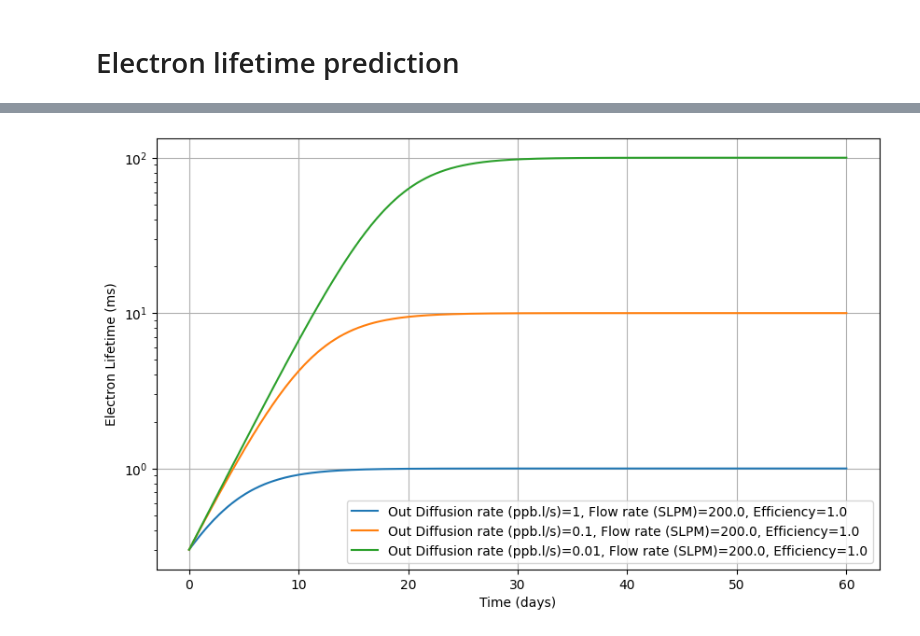
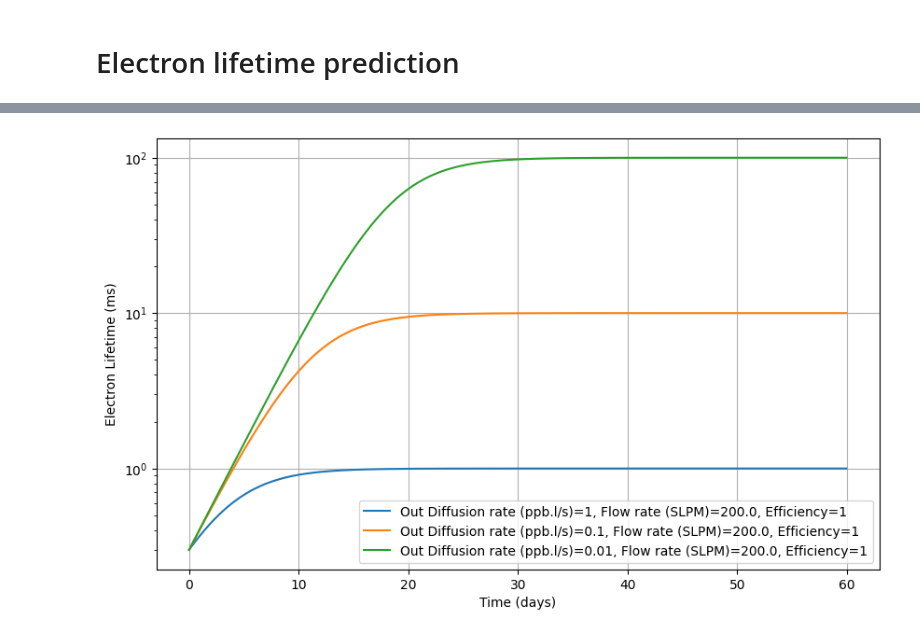
Before and after one commit to antoine-amy/Electronegative_impurities, a Jupyter notebook: Impurities_models.ipynb, the cells around one changed output, grey strips where cells are left out. Cells and saved outputs as stored; diff of their text form; code cells hidden in the pictures.

```diff
--- a/Impurities_models.ipynb
+++ b/Impurities_models.ipynb
@@ -242,26 +252,46 @@ R0_values = [1, 0.1, 0.01]  # in ppb liter/sec, total out-diffusion rate
+# %%
+# Loop on a list of different input values, here total out-diffusion rate
+out_diffusion_values = [1, 0.1, 0.01]
+
+# Define lists to store results
+electron_lifetime_results = []
+params_results = []
+
+for out_diffusion_value in out_diffusion_values:
+    (
+        electron_lifetimes,
+        params,
+    ) = Exo_200_electron_lifetime.get_electron_lifetime_vs_time(
+        initial_impurities=1,
+        circulation_rate=200 / 60,
+        purification_efficiency=1,
+        out_diffusion=out_diffusion_value,
+    )
+
+    electron_lifetime_results.append(electron_lifetimes)
+    params_results.append(params)
 # %%
-# Configuring the plot's settings
+# Configuring the plot
 plt.figure(figsize=(10, 6))
-# plt.title(f'Electron Lifetime Prediction in the nEXO Experiment (n_p={n_p})')
+
 plt.xlabel("Time (days)")
 plt.ylabel("Electron Lifetime (ms)")
 plt.yscale("log")
 plt.grid(True)
 
-# Calculate electron lifetime and plot for each R0
-for R0 in R0_values:
-    electron_lifetimes = [
-        enf.solve_electron_lifetime(sec, M_nEXO, n0, F, eta, R0, alpha, n_p)
-        for sec in seconds
-    ]
+# Converting time from seconds to days
+time_in_days = [t / 86400 for t in Exo_200_electron_lifetime.time[0]]
+
+# Loop through each out_diffusion_value and its corresponding results
+for i, out_diffusion_value in enumerate(out_diffusion_values):
+    electron_lifetimes = electron_lifetime_results[i]
+    params = params_results[i]
 
     # Plotting, while dividing 'seconds' by the number of seconds in a day to convert to days
-    label = (
-        f"Out Diffusion rate (ppb.l/s)={R0}, Flow rate (SLPM)={F*60}, Efficiency={eta}"
-    )
-    plt.plot(seconds / (24 * 60 * 60), electron_lifetimes, label=label)
+    label = f"Out Diffusion rate (ppb.l/s)={params['out_diffusion']}, Flow rate (SLPM)={params['circulation_rate']*60}, Efficiency={params['purification_efficiency']}"
+    plt.plot(time_in_days, electron_lifetimes, label=label)
 
 plt.legend()
 plt.show()
 # %% [output]
-[figure, old version]
+[figure, new version]
```
Also changed, not shown: parts of 17 cells of this notebook, 6 other files.
